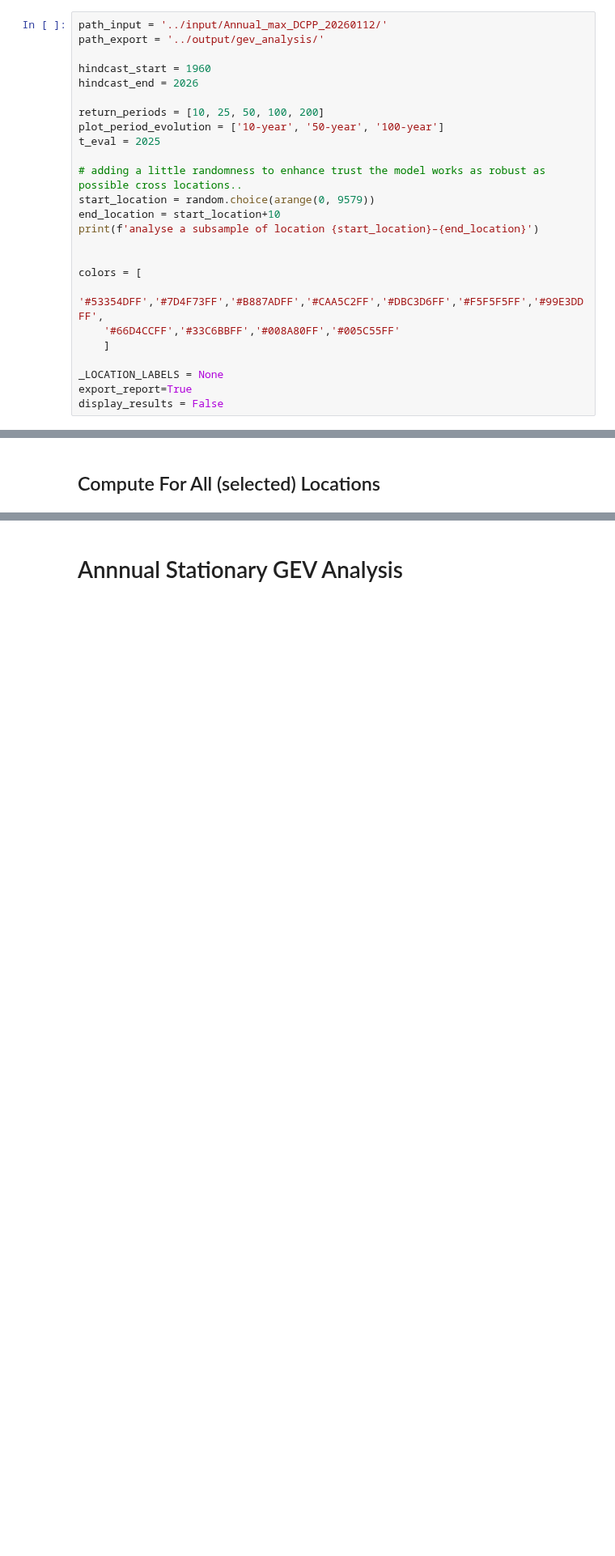
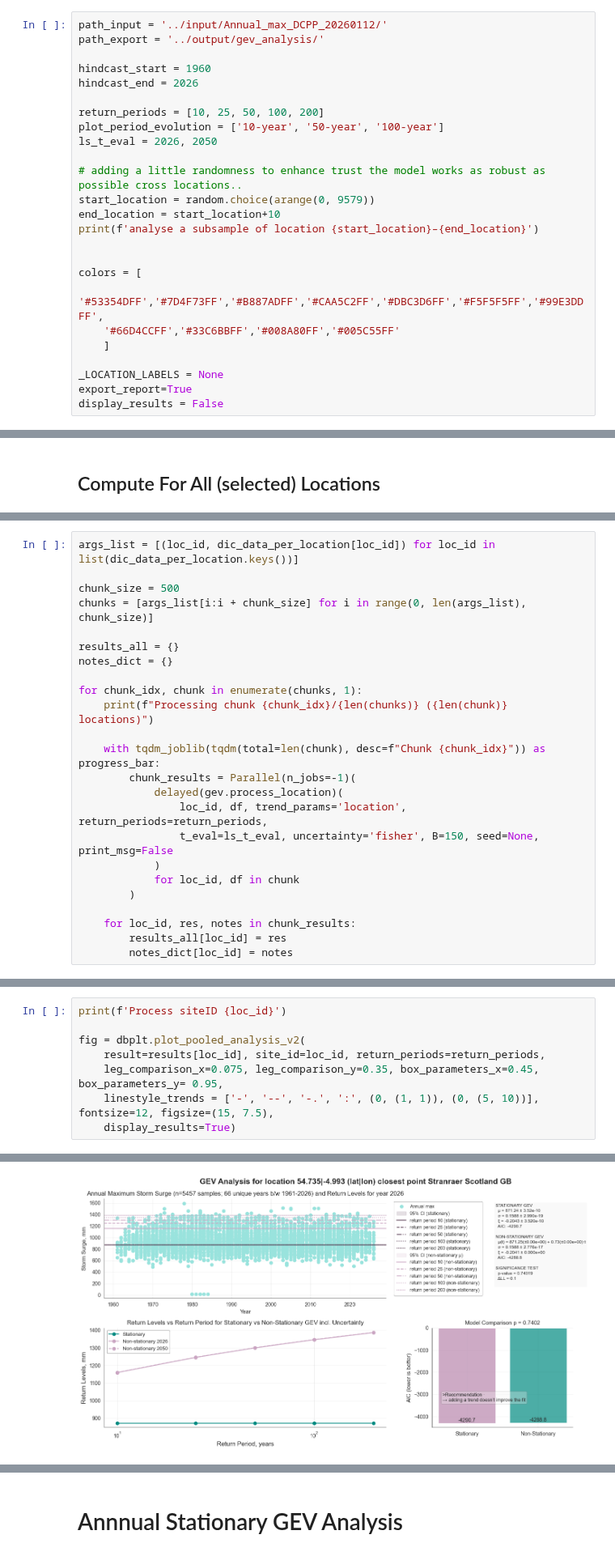
Before and after one commit to silviaelisabeth/SeaLevelExtremes, a Jupyter notebook: script/GEV_subset.ipynb, the cells around one changed output, grey strips where cells are left out. Shown at 81% size. Saved outputs shown, nothing was run; the diff lists cells and outputs as text; blank space fills up the shorter version.

Commit message:
update uncertainty estimation

```diff
--- a/script/GEV_subset.ipynb
+++ b/script/GEV_subset.ipynb
@@ -36,7 +85,7 @@ hindcast_end = 2026
 
 return_periods = [10, 25, 50, 100, 200]
 plot_period_evolution = ['10-year', '50-year', '100-year']
-t_eval = 2025
+ls_t_eval = 2026, 2050
 
 # adding a little randomness to enhance trust the model works as robust as possible cross locations..
 start_location = random.choice(arange(0, 9579))
@@ -669,0 +323,24 @@ GEV analysis for location 4680 · Orpesa/Oropesa del Mar Valencia ES
+# %%
+args_list = [(loc_id, dic_data_per_location[loc_id]) for loc_id in list(dic_data_per_location.keys())]
+
+chunk_size = 500
+chunks = [args_list[i:i + chunk_size] for i in range(0, len(args_list), chunk_size)]
+
+results_all = {}
+notes_dict = {}
+
+for chunk_idx, chunk in enumerate(chunks, 1):
+    print(f"Processing chunk {chunk_idx}/{len(chunks)} ({len(chunk)} locations)")
+
+    with tqdm_joblib(tqdm(total=len(chunk), desc=f"Chunk {chunk_idx}")) as progress_bar:
+        chunk_results = Parallel(n_jobs=-1)(
+            delayed(gev.process_location)(
+                loc_id, df, trend_params='location', return_periods=return_periods,
+                t_eval=ls_t_eval, uncertainty='fisher', B=150, seed=None, print_msg=False
+            )
+            for loc_id, df in chunk
+        )
+
+    for loc_id, res, notes in chunk_results:
+        results_all[loc_id] = res
+        notes_dict[loc_id] = notes
@@ -669,0 +353,9 @@ GEV analysis for location 4680 · Orpesa/Oropesa del Mar Valencia ES
+# %%
+print(f'Process siteID {loc_id}')
+
+fig = dbplt.plot_pooled_analysis_v2(
+    result=results[loc_id], site_id=loc_id, return_periods=return_periods,
+    leg_comparison_x=0.075, leg_comparison_y=0.35, box_parameters_x=0.45,  box_parameters_y= 0.95,
+    linestyle_trends = ['-', '--', '-.', ':', (0, (1, 1)), (0, (5, 10))], fontsize=12, figsize=(15, 7.5),
+    display_results=True)
+# %% [output]
@@ -669,0 +363 @@ GEV analysis for location 4680 · Orpesa/Oropesa del Mar Valencia ES
+[figure, added]
```
Also changed, not shown: parts of 41 cells of this notebook, 5 other files.
